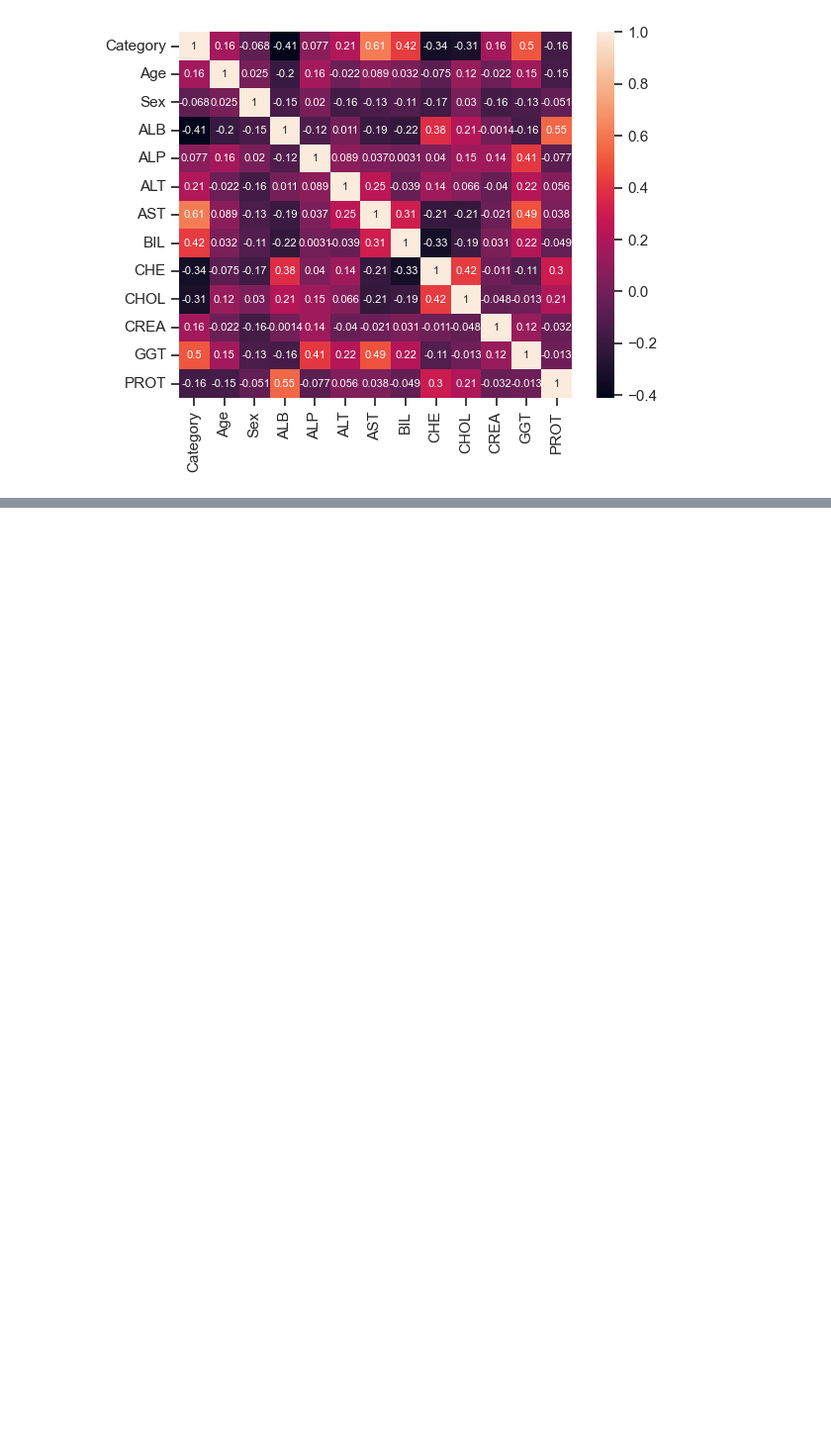
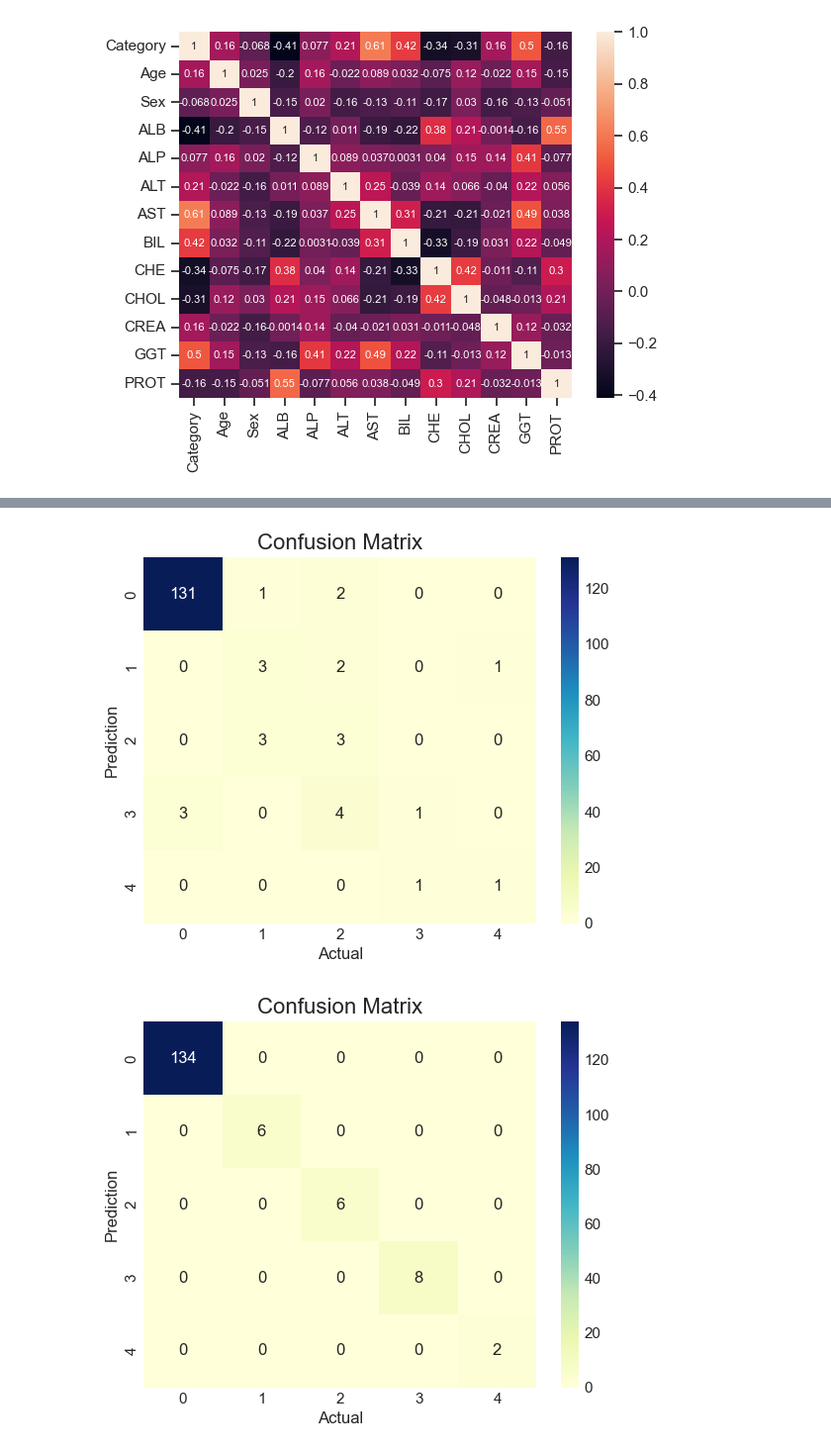
Before and after one commit to AleX77NP/Hepatitis-C-detection---model-s-tuning, a Jupyter notebook: main.ipynb, the cells around one changed output, grey strips where cells are left out. Shown at 99% size. Cells and saved outputs as stored; diff of their text form; code cells hidden in the pictures; blank space fills up the shorter version.

Commit message:
add metrics

```diff
--- a/main.ipynb
+++ b/main.ipynb
@@ -372,0 +503,31 @@ plt.show()
+# %%
+# Plot confusion matrixes
+
+cm_labels = dict((v,k) for k,v in category_mapping.items())
+
+conf_mat_logistic = logistic_metrics.get('confusion_matrix')
+
+sns.heatmap(conf_mat_logistic, annot=True,fmt='d', cmap='YlGnBu', xticklabels=cm_labels, yticklabels=cm_labels)
+plt.ylabel('Prediction',fontsize=12)
+plt.xlabel('Actual',fontsize=12)
+plt.title('Confusion Matrix',fontsize=16)
+plt.show()
+
+conf_mat_g_boost = g_boost_metrics.get('confusion_matrix')
+
+sns.heatmap(conf_mat_g_boost, annot=True,fmt='d', cmap='YlGnBu', xticklabels=cm_labels, yticklabels=cm_labels)
+plt.ylabel('Prediction',fontsize=12)
+plt.xlabel('Actual',fontsize=12)
+plt.title('Confusion Matrix',fontsize=16)
+plt.show()
+
+conf_mat_rand_forest = rand_forest_metrics.get('confusion_matrix')
+
+sns.heatmap(conf_mat_rand_forest, annot=True,fmt='d', cmap='YlGnBu', xticklabels=cm_labels, yticklabels=cm_labels)
+plt.ylabel('Prediction',fontsize=12)
+plt.xlabel('Actual',fontsize=12)
+plt.title('Confusion Matrix',fontsize=16)
+plt.show()
+# %% [output]
+[figure, added]
+[figure, added]
```
Also changed, not shown: parts of 13 cells of this notebook, 3 other files.
